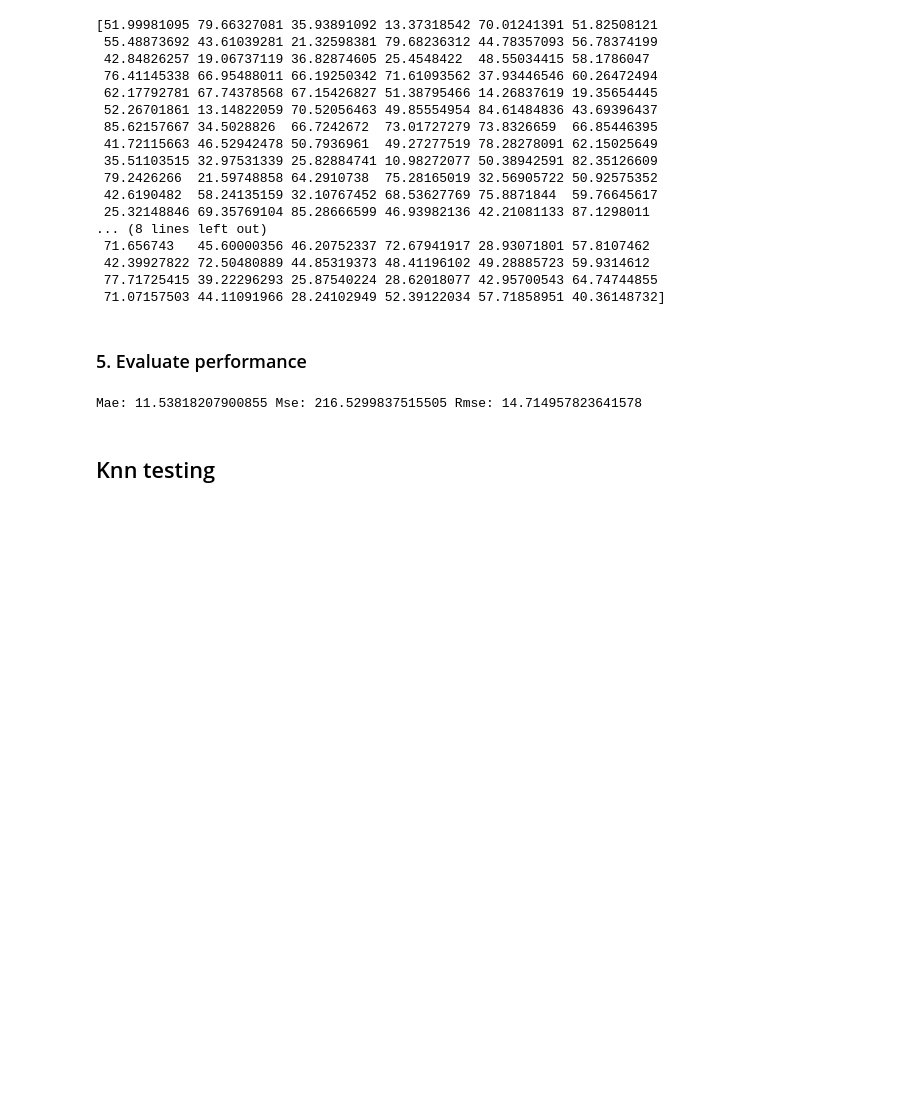
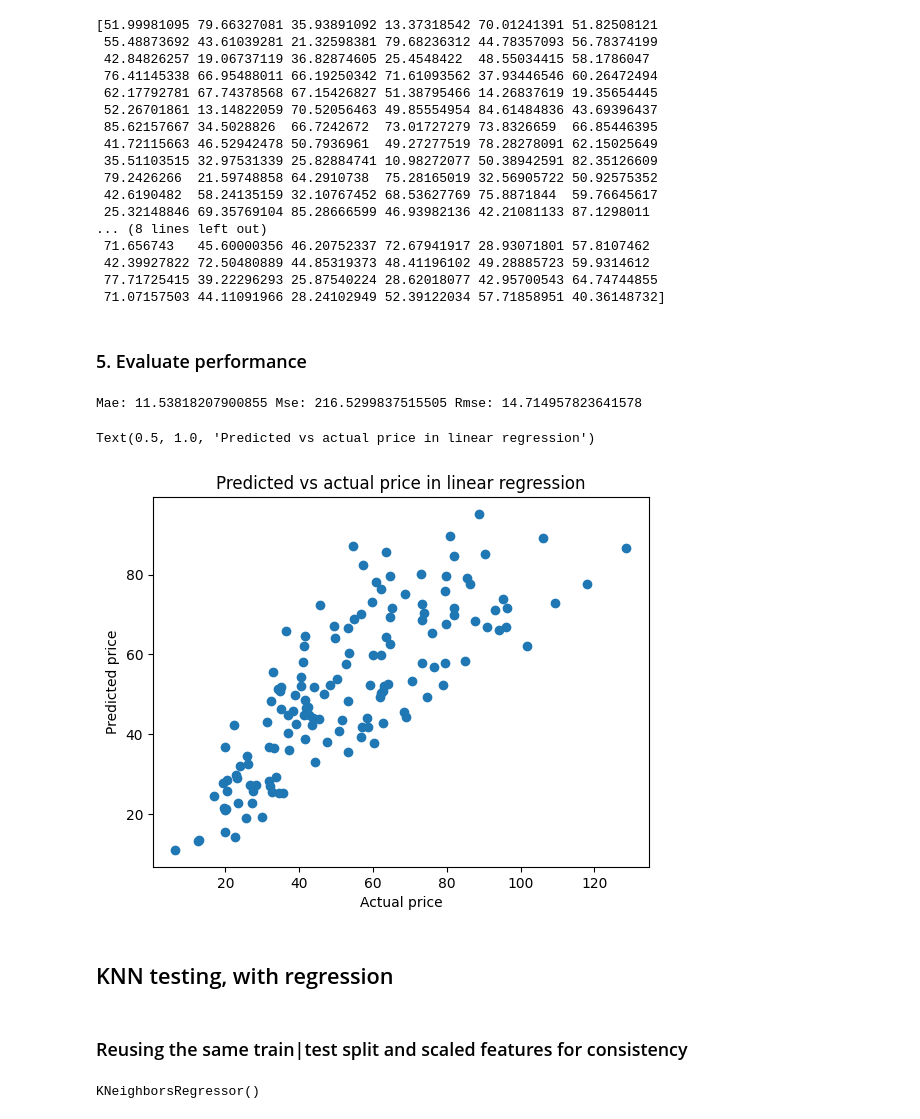
Before and after one commit to linuslarsson03/taxi-prediction-fullstack-linus, a Jupyter notebook: taxipred/src/taxipred/model_development/testing_models.ipynb, the cells around one changed output. Saved outputs shown, nothing was run; the diff lists cells and outputs as text; code cells hidden in the pictures; blank space fills up the shorter version.

Commit message:
knn done + added a plot to linear regression

```diff
--- a/taxipred/src/taxipred/model_development/testing_models.ipynb
+++ b/taxipred/src/taxipred/model_development/testing_models.ipynb
@@ -131,5 +131,23 @@ rmse = np.sqrt(mse)
 print(f"Mae: {mae} Mse: {mse} Rmse: {rmse}")
 # %% [output]
 Mae: 11.53818207900855 Mse: 216.5299837515505 Rmse: 14.714957823641578
+# %%
+plt.scatter(y_test, y_pred)
+plt.xlabel("Actual price")
+plt.ylabel("Predicted price")
+plt.title("Predicted vs actual price in linear regression")
+# %% [output]
+Text(0.5, 1.0, 'Predicted vs actual price in linear regression')
+[figure, added]
 # %% [markdown]
-## Knn testing
+## KNN testing, with regression
+# %% [markdown]
+### Reusing the same train|test split and scaled features for consistency
+# %%
+from sklearn.neighbors import KNeighborsRegressor
+
+#llm used to get a reasonable number of neighbors
+knn = KNeighborsRegressor(n_neighbors=5)
+knn.fit(scaled_X_train, y_train)
+# %% [output]
+KNeighborsRegressor()
```
Also changed, not shown: parts of 3 cells of this notebook.
